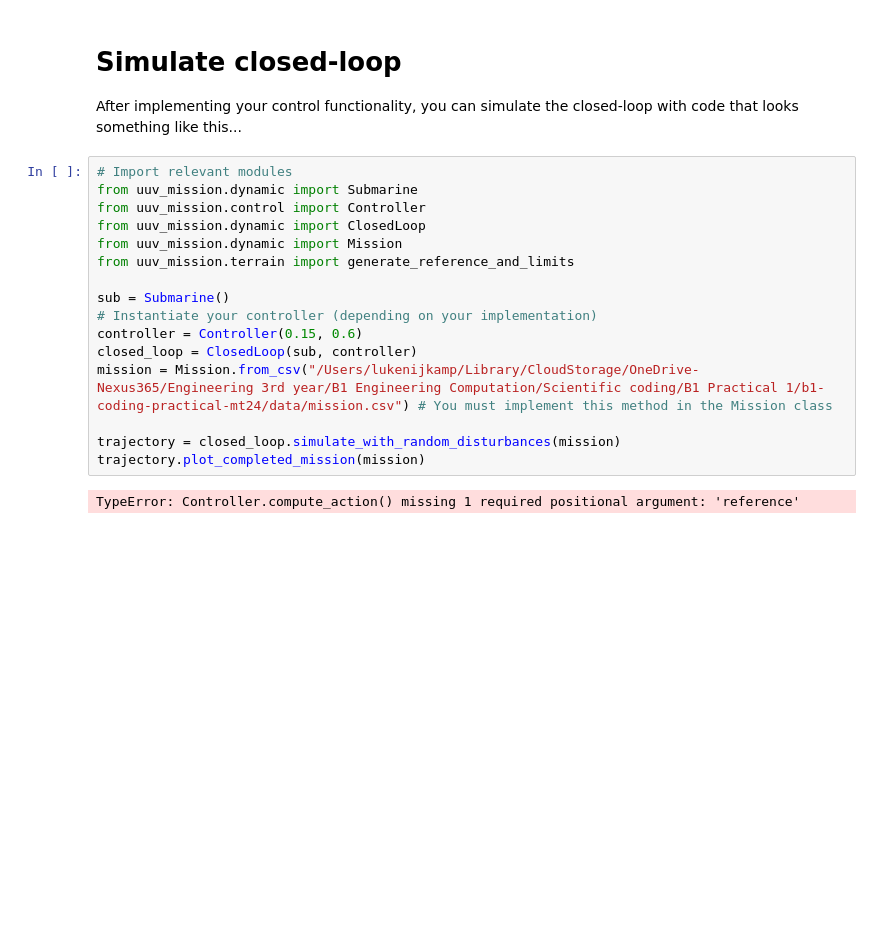
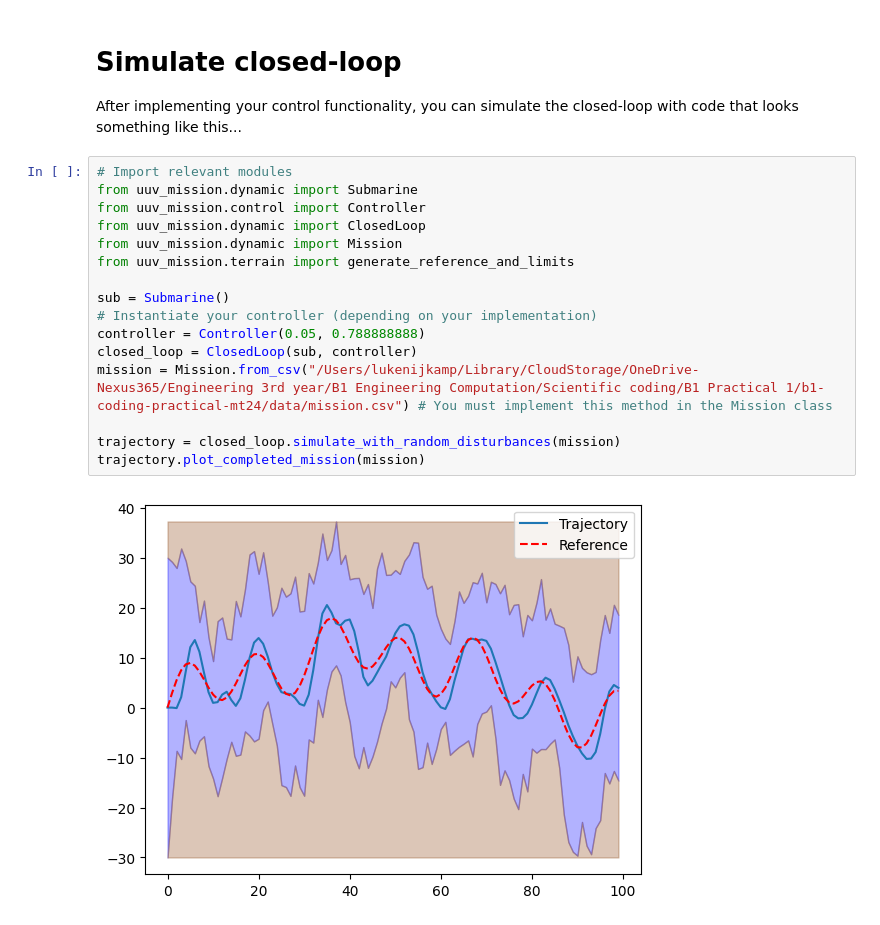
Before and after one commit to LNijkamp/b1-coding-practical-mt24, a Jupyter notebook: notebooks/demo.ipynb, the cells around one changed output. Saved outputs shown, nothing was run; the diff lists cells and outputs as text; blank space fills up the shorter version.

Commit message:
Update controller gains based on best_gains

```diff
--- a/notebooks/demo.ipynb
+++ b/notebooks/demo.ipynb
@@ -16,18 +16,18 @@ After implementing your control functionality, you can simulate the closed-loop
 # %%
 # Import relevant modules
 from uuv_mission.dynamic import Submarine
 from uuv_mission.control import Controller
 from uuv_mission.dynamic import ClosedLoop
 from uuv_mission.dynamic import Mission
 from uuv_mission.terrain import generate_reference_and_limits
 
 sub = Submarine()
 # Instantiate your controller (depending on your implementation)
-controller = Controller(0.15, 0.6)
+controller = Controller(0.05, 0.788888888)
 closed_loop = ClosedLoop(sub, controller)
 mission = Mission.from_csv("/Users/lukenijkamp/Library/CloudStorage/OneDrive-Nexus365/Engineering 3rd year/B1 Engineering Computation/Scientific coding/B1 Practical 1/b1-coding-practical-mt24/data/mission.csv") # You must implement this method in the Mission class
 
 trajectory = closed_loop.simulate_with_random_disturbances(mission)
 trajectory.plot_completed_mission(mission)
 # %% [output]
-TypeError: Controller.compute_action() missing 1 required positional argument: 'reference'
+[figure, added]
```
